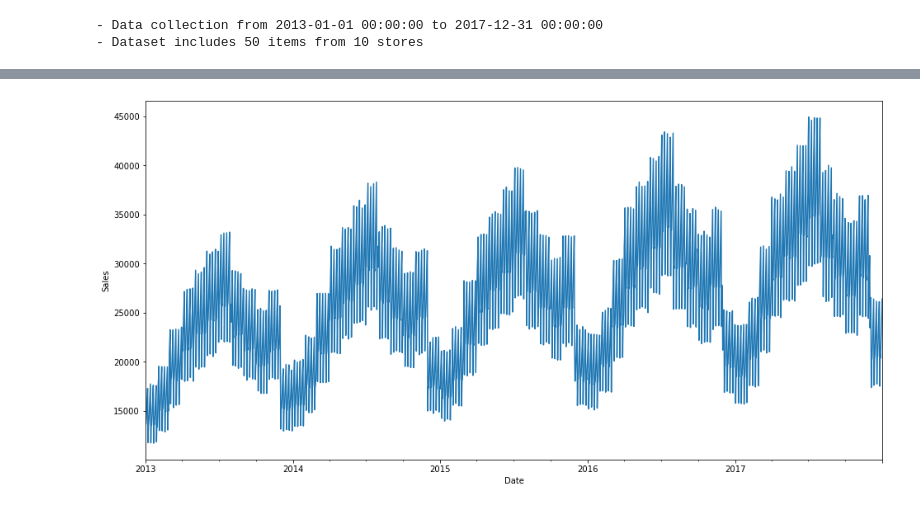
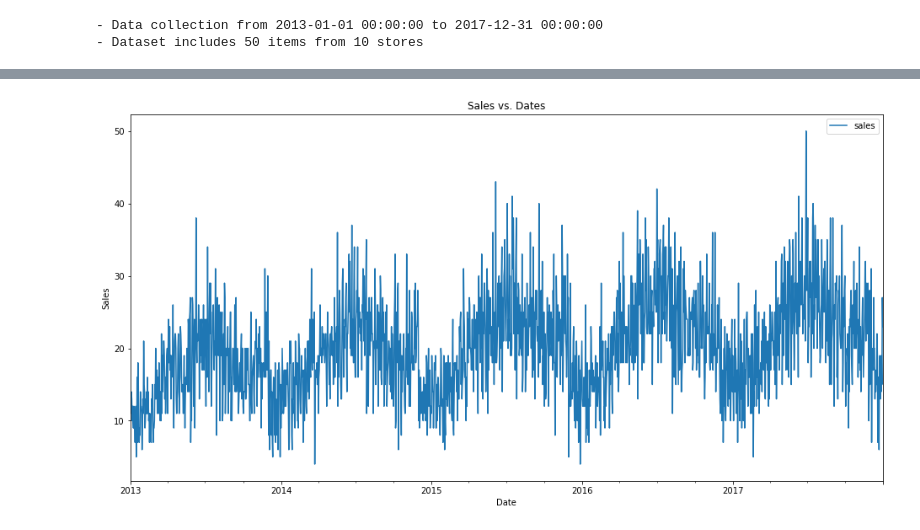
Before and after one commit to KaiFormosa/Sales_Demand_Forecast, a Jupyter notebook: Sales_Demand_Forecast.ipynb, the cells around one changed output, grey strips where cells are left out. Saved outputs shown, nothing was run; the diff lists cells and outputs as text; code cells hidden in the pictures.

```diff
--- a/Sales_Demand_Forecast.ipynb
+++ b/Sales_Demand_Forecast.ipynb
@@ -48,12 +54,15 @@ print('- Dataset includes 50 items from 10 stores')
 - Data collection from 2013-01-01 00:00:00 to 2017-12-31 00:00:00
 - Dataset includes 50 items from 10 stores
 # %%
-df['year'] = df['date'].dt.year
-df['month'] = df['date'].dt.month
-df['day'] = df['date'].dt.dayofyear
-df['weekday'] = df['date'].dt.weekday
+df_train = df[df['store']==1]
+df_train = df_train[df_train['item']==1]
 
-df.head()
+df_train['year'] = df_train['date'].dt.year
+df_train['month'] = df_train['date'].dt.month
+df_train['day'] = df_train['date'].dt.dayofyear
+df_train['weekday'] = df_train['date'].dt.weekday
+
+df_train
 # %% [output]
 |  | date | store | item | sales | year | month | day | weekday |
 | 0 | 2013-01-01 | 1 | 1 | 13 | 2013 | 1 | 1 | 1 |
@@ -64,8 +80,8 @@ df.head()
 # %%
-df_sum= df.groupby('date').sum()
-df_sum['sales'].plot(figsize=(16,8))
+df_train.plot('date', 'sales', figsize=(16, 8))
+plt.xlabel('Date')
 plt.ylabel('Sales')
-plt.xlabel('Date')
+plt.title('Sales vs. Dates')
 plt.show();
 # %% [output]
-[figure, old version]
+[figure, new version]
```
Also changed, not shown: parts of 10 cells of this notebook.
